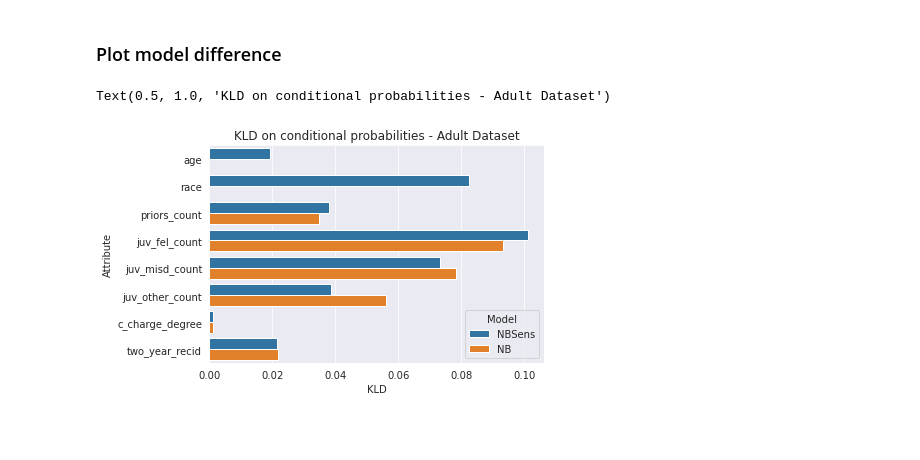
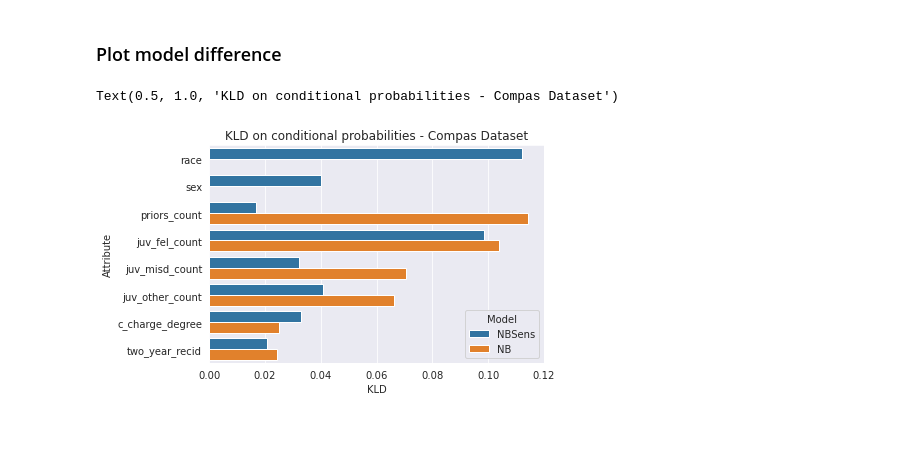
Before and after one commit to bcwein/Forseti, a Jupyter notebook: notebooks/intepretability.ipynb, the cells around one changed output. Cells and saved outputs as stored; diff of their text form; code cells hidden in the pictures.

```diff
--- a/notebooks/intepretability.ipynb
+++ b/notebooks/intepretability.ipynb
@@ -421,7 +344,6 @@ df1 = pd.DataFrame(
 df = pd.read_csv('data/compas-two-yrs-recidivism.csv')
 
 features = [
-    'race',
     'priors_count',
     'juv_fel_count',
     'juv_misd_count',
@@ -433,40 +355,14 @@ features = [
 df = df[features]
 label = 'two_year_recid'
 
-X = df
-y = df[label]
+model = interpretableNaiveBayes()
+model.train(
+    label,
+    df,
+    'NB'
+)
 
-(
-    X_train,
-    X_test,
-    y_train,
-    y_test
- ) = train_test_split(X, y, test_size=0.33)
-
-X_test = X_test.drop(label, axis=1)
-
-tmp_train, codes_train = translate_categorical(X_train.copy(deep=True))
-
-model = NaiveBayes()
-model.fit(tmp_train, label)
+df2 = model.KLDWeights()
-# %%
-from scipy.special import rel_entr
-cpds = model.get_cpds()
-
-tmp = []
-
-for key, cpd in enumerate(cpds):
-    if key == 0:
-        pass
-    else:
-        cpd.values[cpd.values == 0] = 10e-3
-        KLD = np.sum(rel_entr(cpd.values[:, 0], cpd.values[:, 1]))
-        tmp.append([list(codes_train.keys())[key], KLD, 'NB'])
-
-df2 = pd.DataFrame(
-    tmp,
-    columns=['Attribute', 'KLD', 'Model']
-)
 # %% [markdown]
 ### Merge Dataframes
 # %%
@@ -476,17 +372,17 @@ modeldiff = df1.append(df2, ignore_index=True)
 # %%
 sns.set_style('darkgrid')
 
 p = sns.barplot(
     x='KLD',
     y='Attribute',
     hue='Model',
     data=modeldiff
 )
 
-p.set_title('KLD on conditional probabilities - Adult Dataset')
+p.set_title('KLD on conditional probabilities - Compas Dataset')
 # %% [output]
-Text(0.5, 1.0, 'KLD on conditional probabilities - Adult Dataset')
+Text(0.5, 1.0, 'KLD on conditional probabilities - Compas Dataset')
-[figure, old version]
+[figure, new version]
 # %% [markdown]
 ###
 # %% [markdown]
```
Also changed, not shown: parts of 19 cells of this notebook, 2 other files.
